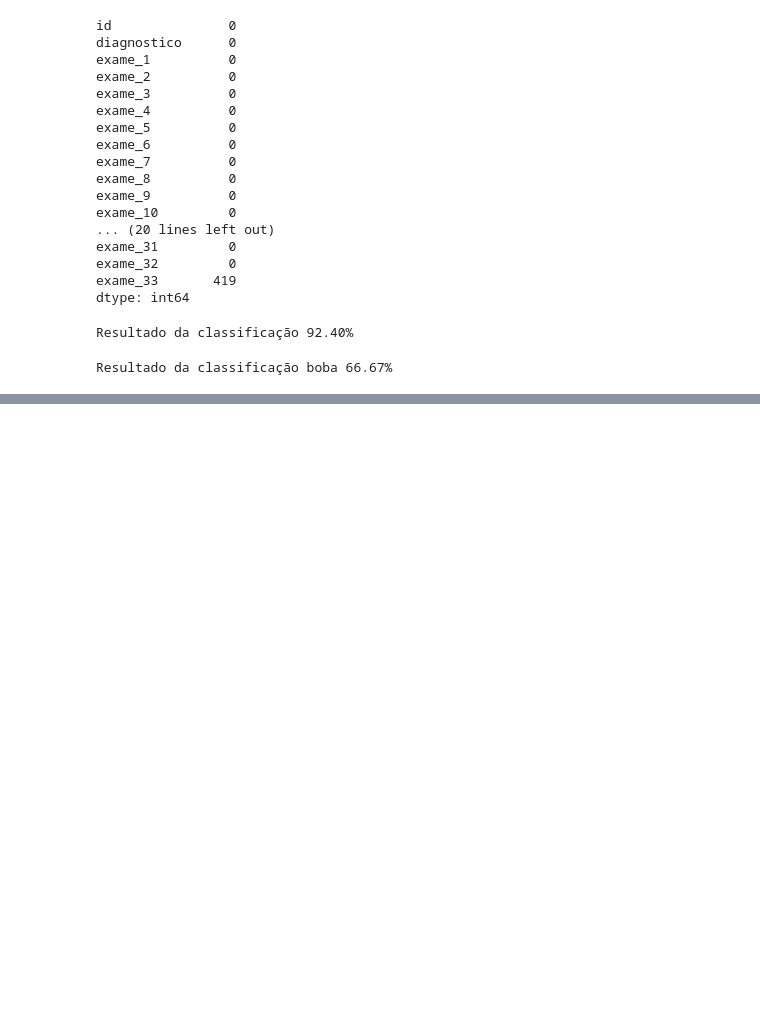
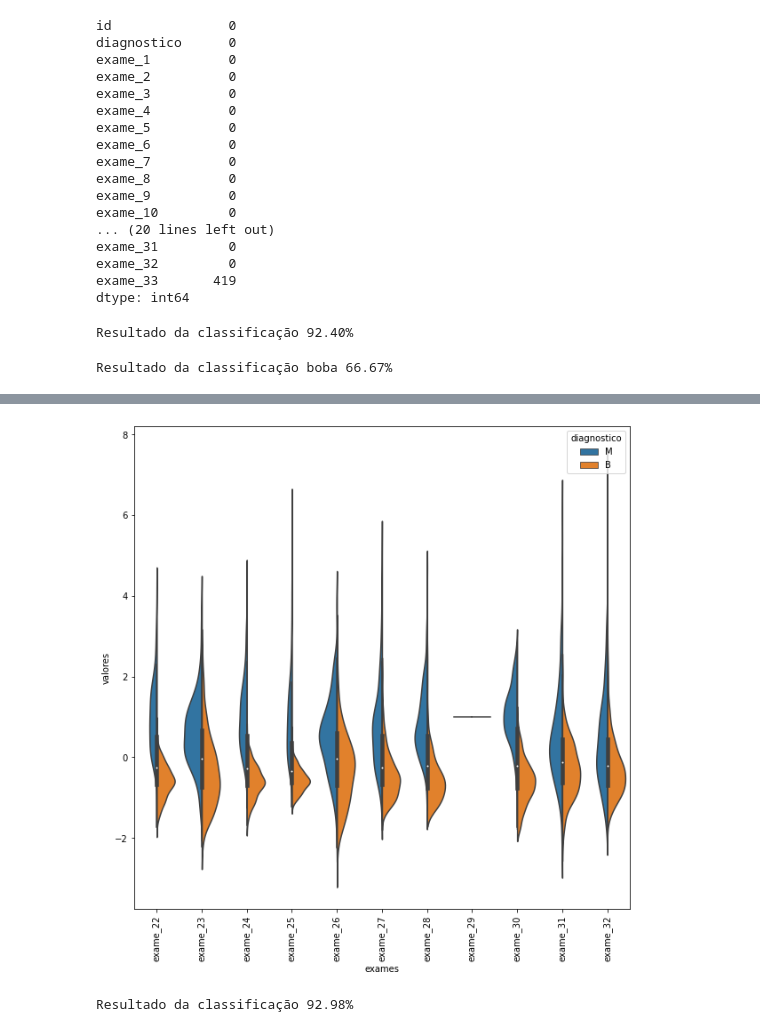
Before and after one commit to kevinpinhoiamin/python-scikit-learn4, a Jupyter notebook: Alura_care.ipynb, the cells around one changed output, grey strips where cells are left out. Saved outputs shown, nothing was run; the diff lists cells and outputs as text; code cells hidden in the pictures; blank space fills up the shorter version.

```diff
--- a/Alura_care.ipynb
+++ b/Alura_care.ipynb
@@ -102,0 +190,4 @@ Resultado da classificação boba 66.67%
+# %%
+grafico_violino(valores_exames_v2, 21, 32)
+# %% [output]
+[figure, added]
@@ -102,0 +207,4 @@ Resultado da classificação boba 66.67%
+# %%
+classificar(valores_exames_v3)
+# %% [output]
+Resultado da classificação 92.98%
```
Also changed, not shown: parts of 11 cells of this notebook.
